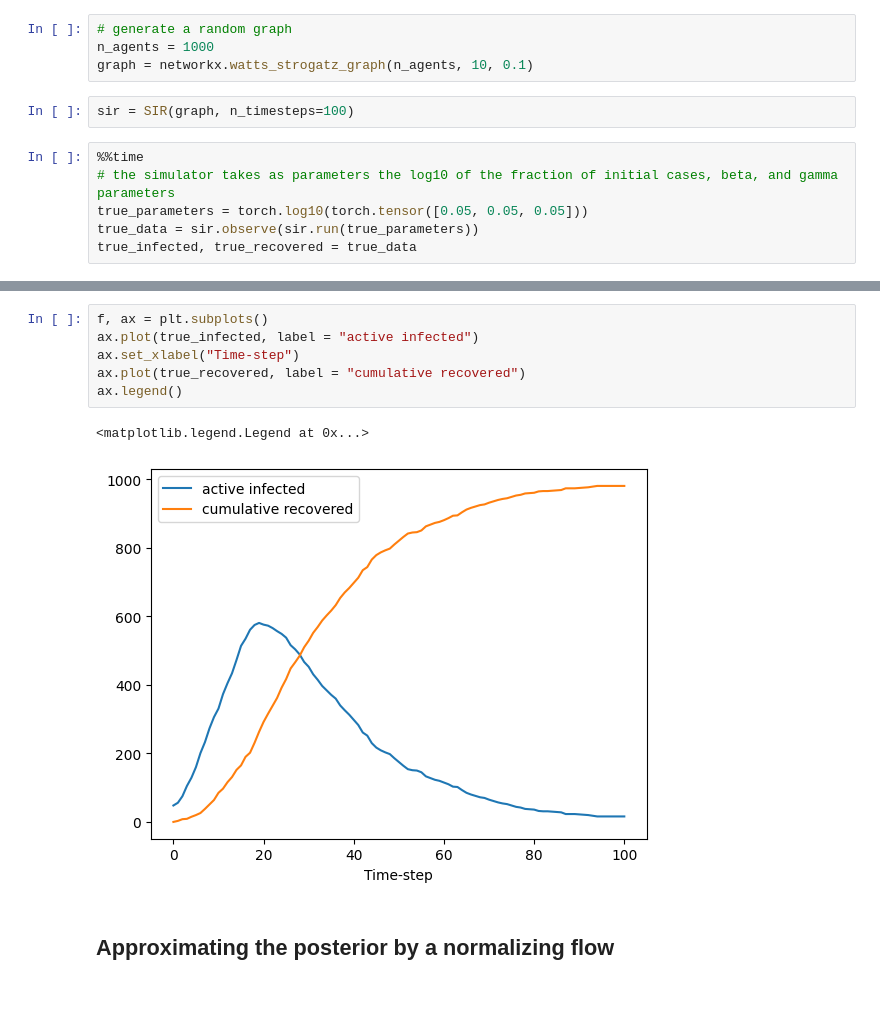
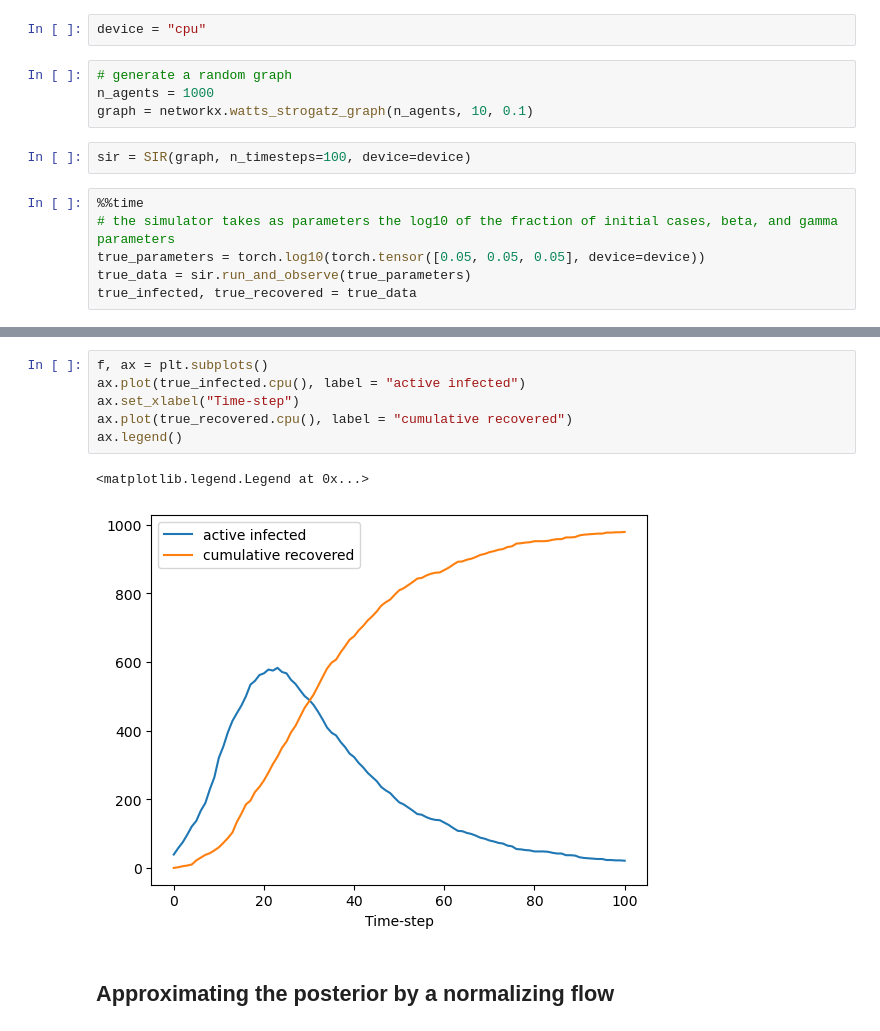
Before and after one commit to arnauqb/blackbirds, a Jupyter notebook: examples/02-SIR.ipynb, the cells around one changed output, grey strips where cells are left out. Cells and saved outputs as stored; diff of their text form; blank space fills up the shorter version.

```diff
--- a/examples/02-SIR.ipynb
+++ b/examples/02-SIR.ipynb
@@ -21,16 +20,18 @@ from corner import corner # to plot corner plots
 import pygtc
 # %% [markdown]
 ## Generating synthetic true data
+# %%
+device = "cpu"
 # %%
 # generate a random graph
 n_agents = 1000
 graph = networkx.watts_strogatz_graph(n_agents, 10, 0.1)
 # %%
-sir = SIR(graph, n_timesteps=100)
+sir = SIR(graph, n_timesteps=100, device=device)
 # %%
 %%time
 # the simulator takes as parameters the log10 of the fraction of initial cases, beta, and gamma parameters
-true_parameters = torch.log10(torch.tensor([0.05, 0.05, 0.05]))
-true_data = sir.observe(sir.run(true_parameters))
+true_parameters = torch.log10(torch.tensor([0.05, 0.05, 0.05], device=device))
+true_data = sir.run_and_observe(true_parameters)
 true_infected, true_recovered = true_data
 # %% [output]
@@ -39,12 +40,12 @@ Wall time: 58.3 ms
 # %%
 f, ax = plt.subplots()
-ax.plot(true_infected, label = "active infected")
+ax.plot(true_infected.cpu(), label = "active infected")
 ax.set_xlabel("Time-step")
-ax.plot(true_recovered, label = "cumulative recovered")
+ax.plot(true_recovered.cpu(), label = "cumulative recovered")
 ax.legend()
 # %% [output]
 <matplotlib.legend.Legend at 0x...>
-[figure, old version]
+[figure, new version]
 # %% [markdown]
 ## Approximating the posterior by a normalizing flow
 # %% [markdown]
```
Also changed, not shown: parts of 11 cells of this notebook, 3 other files.
